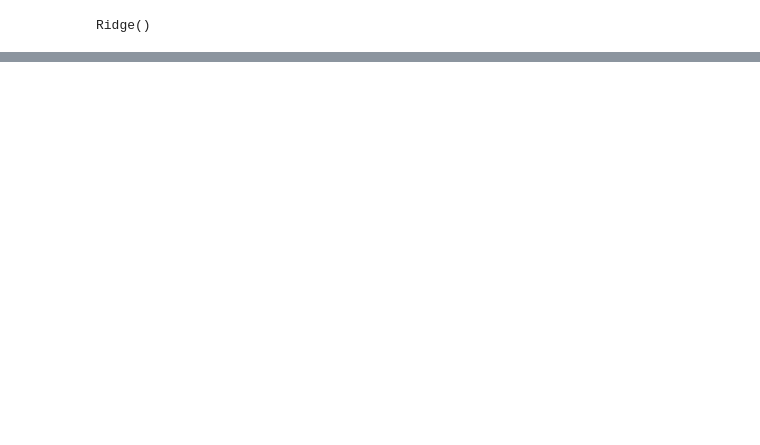
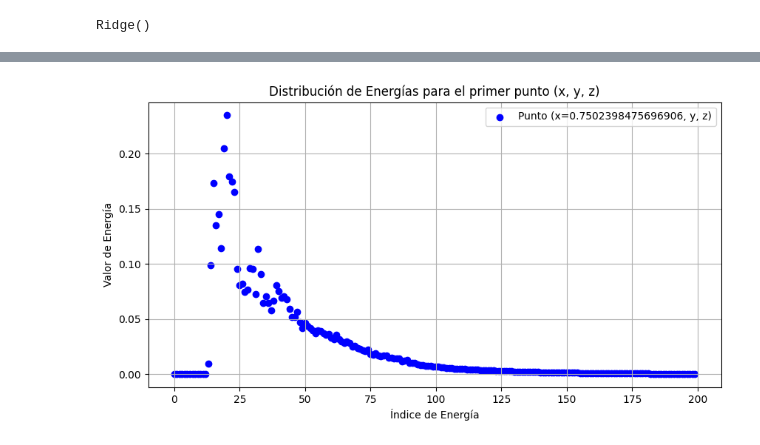
Before and after one commit to fercardenas29/model_RL_27dataModelos, a Jupyter notebook: modelo.ipynb, the cells around one changed output, grey strips where cells are left out. Drawn from its saved outputs; the diff is of its cells as text; code cells hidden in the pictures; blank space fills up the shorter version.

```diff
--- a/modelo.ipynb
+++ b/modelo.ipynb
@@ -64,7 +64,7 @@ y_min, y_max = df['y'].min(), df['y'].max()
 z_min, z_max = df['z'].min(), df['z'].max()
 
 # Generar coordenadas aleatorias dentro de los límites del cubo
-num_samples = 5  # Número de coordenadas aleatorias que quieres generar
+num_samples = 5000  # Número de coordenadas aleatorias que quieres generar
 random_coordinates = np.array([
     [np.random.uniform(x_min, x_max),
      np.random.uniform(y_min, y_max),
@@ -127,0 +97,31 @@ df_pred
+# %%
+import numpy as np
+import matplotlib.pyplot as plt
+
+
+
+# Simulamos predicciones para cada coordenada
+predicted_energies = model.predict(random_coordinates)  # Asegúrate de que esto te da una matriz (5, 200)
+
+# Crear un DataFrame con las coordenadas y las predicciones de energía
+df = pd.DataFrame(predicted_energies, columns=[f"energia_{i}" for i in range(predicted_energies.shape[1])])
+
+# Seleccionar el primer punto
+x_valor = random_coordinates[0][0]  # Coordenada X del primer punto
+energias = df.iloc[0, :].values  # Predicciones de energía para el primer punto
+
+# Graficar
+plt.figure(figsize=(10, 5))
+plt.scatter(range(len(energias)), energias, color='b', label=f"Punto (x={x_valor}, y, z)")
+
+# Etiquetas y título
+plt.xlabel("Índice de Energía")
+plt.ylabel("Valor de Energía")
+plt.title("Distribución de Energías para el primer punto (x, y, z)")
+plt.legend()
+plt.grid()
+
+# Mostrar el gráfico
+plt.show()
+# %% [output]
+[figure, added]
```
Also changed, not shown: parts of 5 cells of this notebook.
